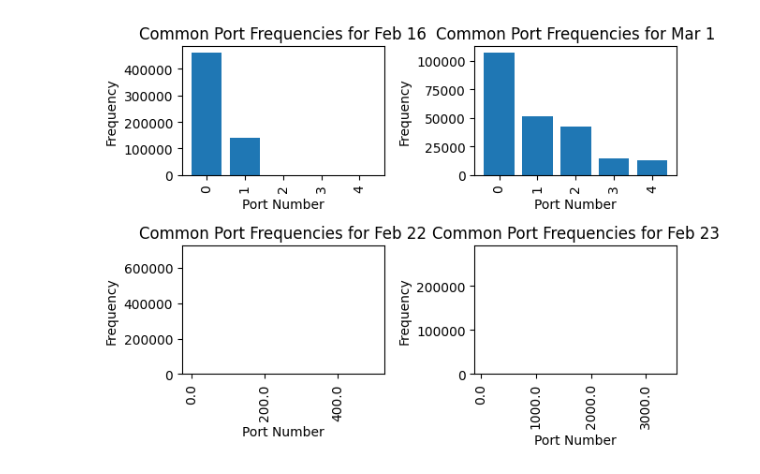
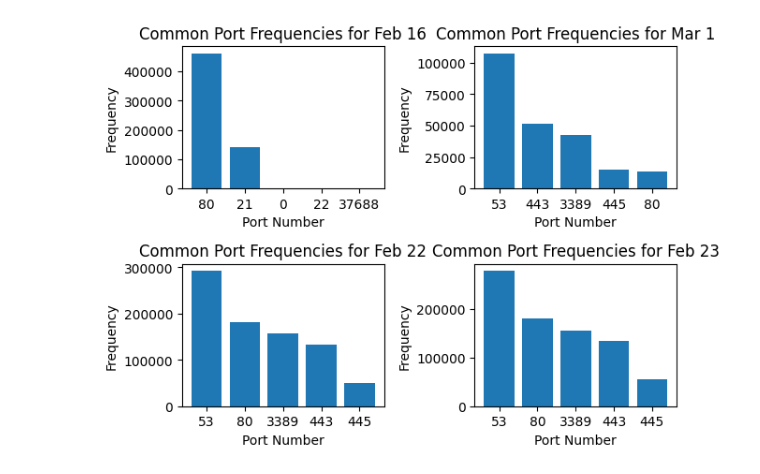
Before and after one commit to temidosu/IDS-Analysis-Report, a Jupyter notebook: HW2-Report.ipynb, the cells around one changed output. Cells and saved outputs as stored; diff of their text form; code cells hidden in the pictures.

```diff
--- a/HW2-Report.ipynb
+++ b/HW2-Report.ipynb
@@ -4,43 +4,30 @@ import pandas as pd
 import matplotlib.pyplot as plt
 
 # Download 4 different days of data(the .csv files) and then use different data analysis tools to get interesting information from the files:
-feb16 = pd.read_csv("data/02-16-2018.csv", low_memory = False)
-mar1 = pd.read_csv("data/03-01-2018.csv", low_memory = False)
+feb16 = pd.read_csv("data/02-16-2018.csv", low_memory = False, dtype=object)
+mar1 = pd.read_csv("data/03-01-2018.csv", low_memory = False, dtype=object)
 
-
-feb22 = pd.read_csv("data/02-21-2018.csv", low_memory = False)
-feb23 = pd.read_csv("data/02-23-2018.csv", low_memory = False)
+feb22 = pd.read_csv("data/02-22-2018.csv", low_memory = False, dtype=object)
+feb23 = pd.read_csv("data/02-23-2018.csv", low_memory = False, dtype=object)
 # %%
 def plot_common_port_freqs(ax, date, data: any):
     tf = Counter(data["Dst Port"])
     y = [count for tag, count in tf.most_common(5)]
     x = [tag for tag, count in tf.most_common(5)]
 
     ax.bar(x, y)
     ax.locator_params(nbins=5)
 
     ax.set_title(f"Common Port Frequencies for {date}")
     ax.set_ylabel("Frequency")
     ax.set_xlabel("Port Number")
-    ax.set_xticklabels(ax.get_xticks(), rotation = 90)
 
 
-# plt.close('all')
 fig, ((ax1, ax2), (ax3, ax4)) = plt.subplots(nrows=2, ncols=2)
 plot_common_port_freqs(ax1, "Feb 16", feb16)
 plot_common_port_freqs(ax2, "Mar 1", mar1)
 plot_common_port_freqs(ax3, "Feb 22", feb22)
 plot_common_port_freqs(ax4, "Feb 23", feb23)
 plt.tight_layout()
-
-# plt.figure(0)
-# plt.bar(x, y, color='crimson')
-# plt.title("Common Port Frequencies for Feb 16")
-# plt.ylabel("Frequency (logarithmic)")
-# plt.xlabel("Port Number")
-# plt.xticks(rotation=90)
-# plt.yscale('log')
-# plt.xlim(-0.6, len(x)-0.4)
-# plt.show()
 # %% [output]
-[figure, old version]
+[figure, new version]
```
Also changed, not shown: parts of 1 cell of this notebook.
